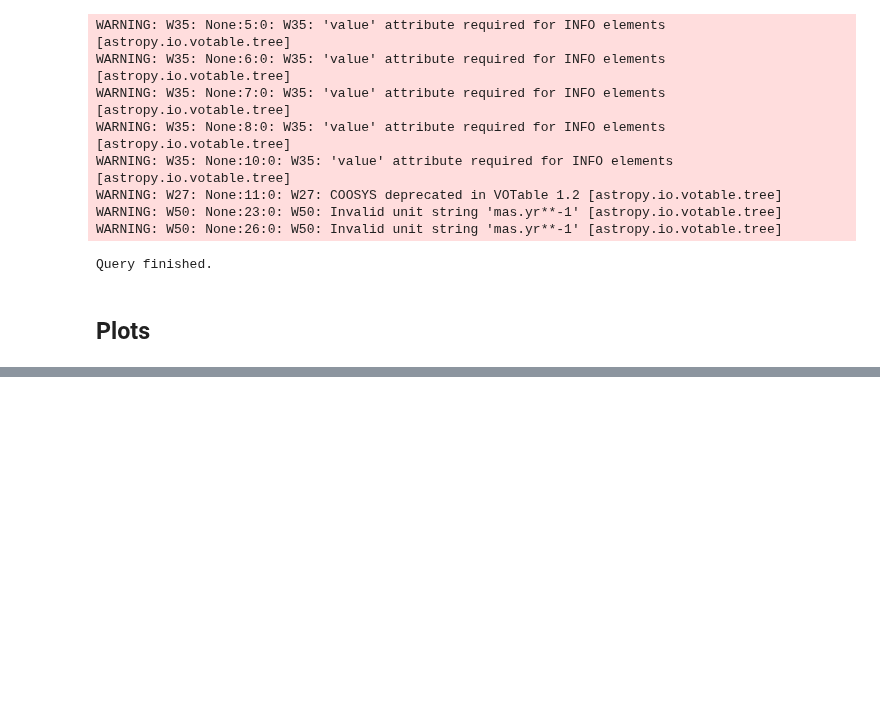
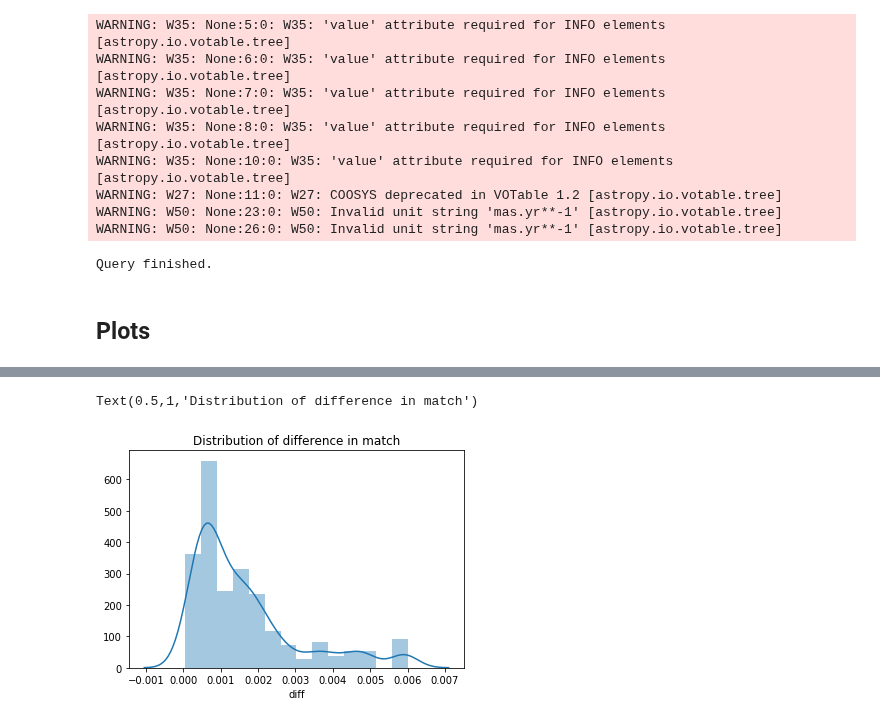
Before and after one commit to oliang2000/yerkes-plate-digitization, a Jupyter notebook: APT.ipynb, the cells around one changed output, grey strips where cells are left out. Cells and saved outputs as stored; diff of their text form; code cells hidden in the pictures; blank space fills up the shorter version.

```diff
--- a/APT.ipynb
+++ b/APT.ipynb
@@ -101,3 +105,8 @@ Started. Progress:
 100% | ████████████████
 Finished
+# %%
+sns.distplot(df['diff']).set_title('Distribution of difference in match')
+# %% [output]
+Text(0.5,1,'Distribution of difference in match')
+[figure, added]
 # %%
```
Also changed, not shown: parts of 8 cells of this notebook.
